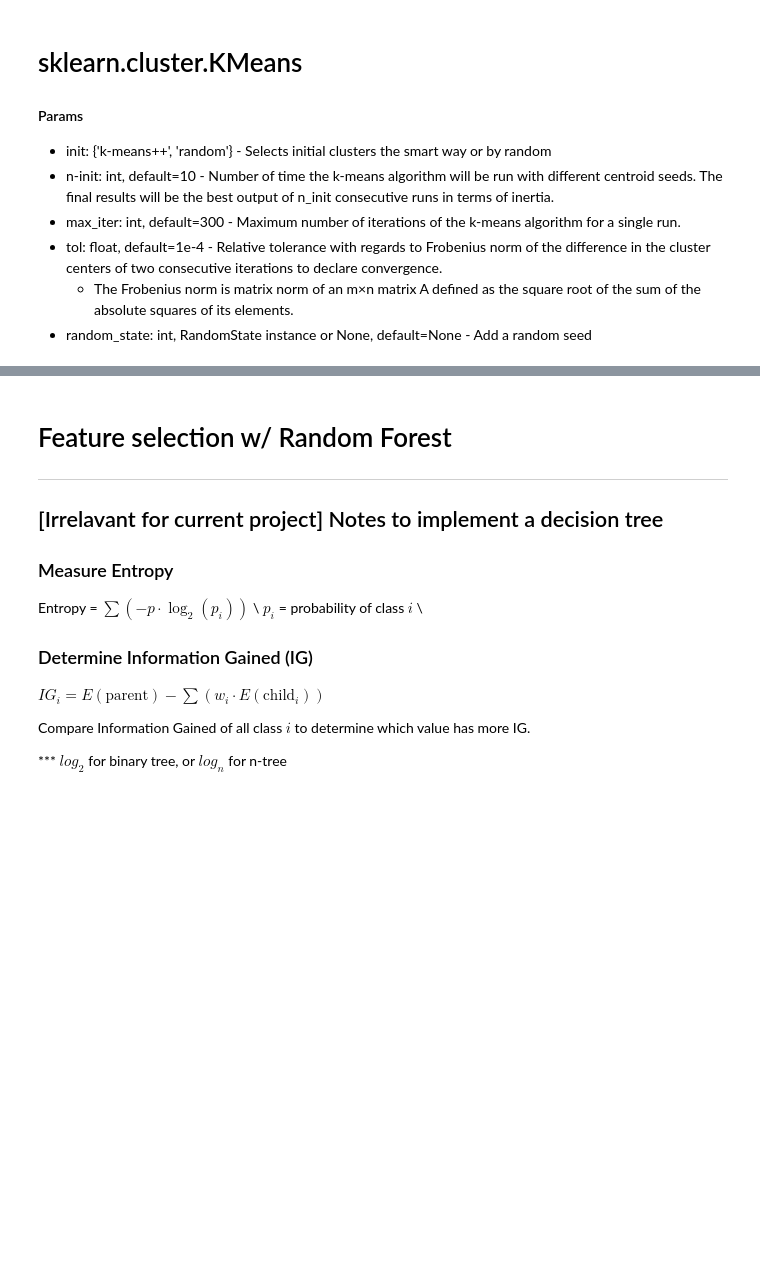
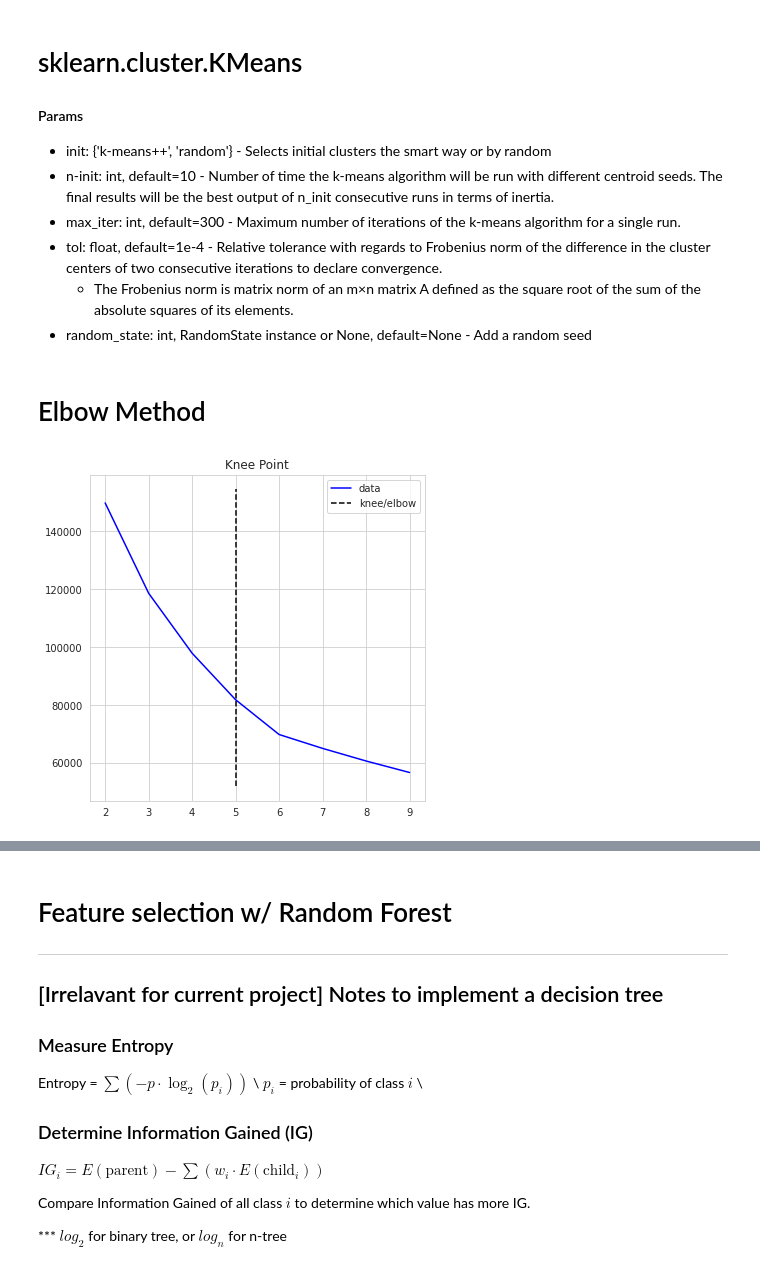
Before and after one commit to josh-truong/california-housing-kmeans, a Jupyter notebook: california_housing_kmeans.ipynb, the cells around one changed output, grey strips where cells are left out. Cells and saved outputs as stored; diff of their text form; code cells hidden in the pictures; blank space fills up the shorter version.

```diff
--- a/california_housing_kmeans.ipynb
+++ b/california_housing_kmeans.ipynb
@@ -135,0 +147,8 @@ inertias.columns = ('n_clusters', 'inertia')
+# %% [markdown]
+# Elbow Method
+# %%
+kn = KneeLocator(inertias["n_clusters"], inertias["inertia"], curve='convex', direction='decreasing')
+kn.plot_knee()
+n = kn.elbow+1
+# %% [output]
+[figure, added]
```
Also changed, not shown: parts of 18 cells of this notebook.
